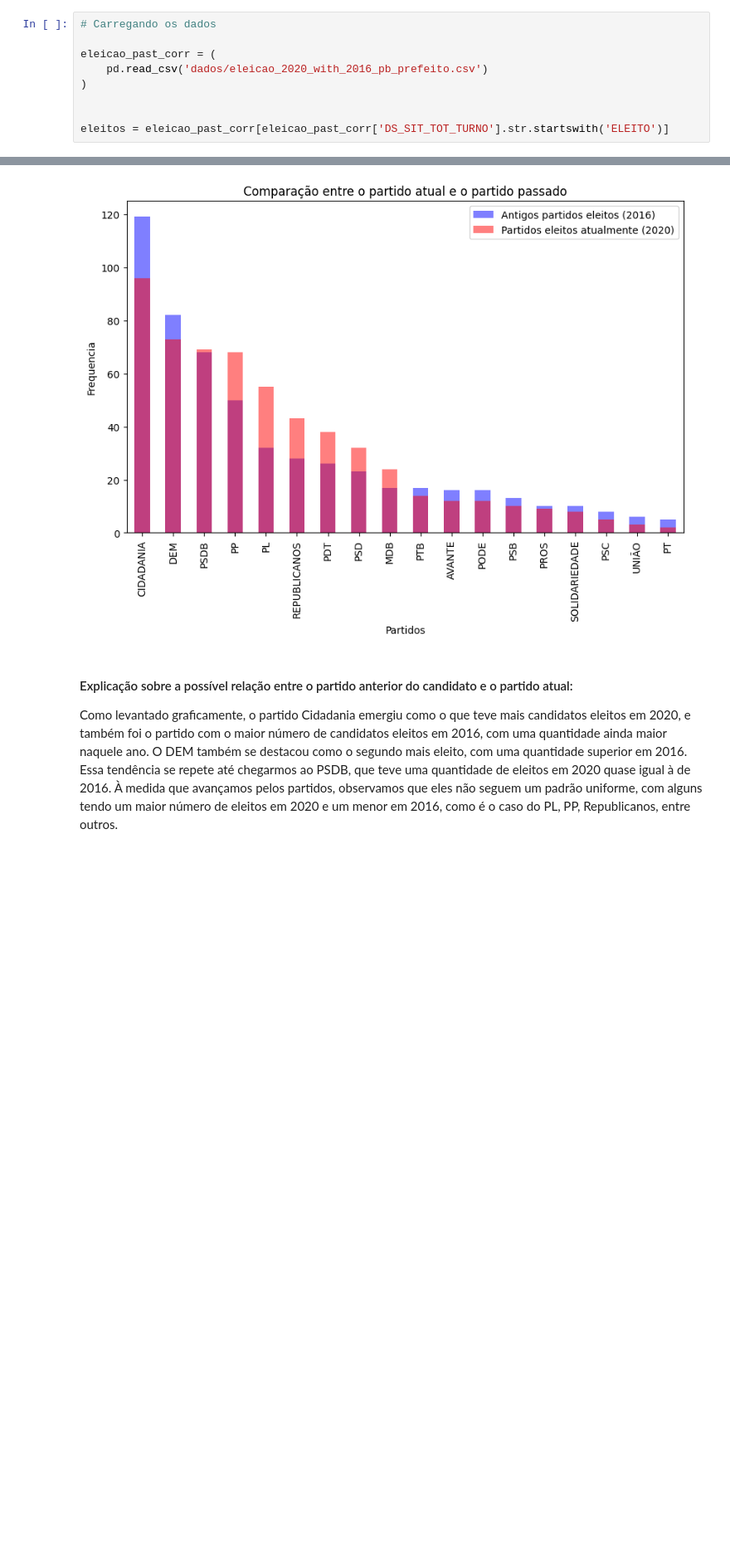
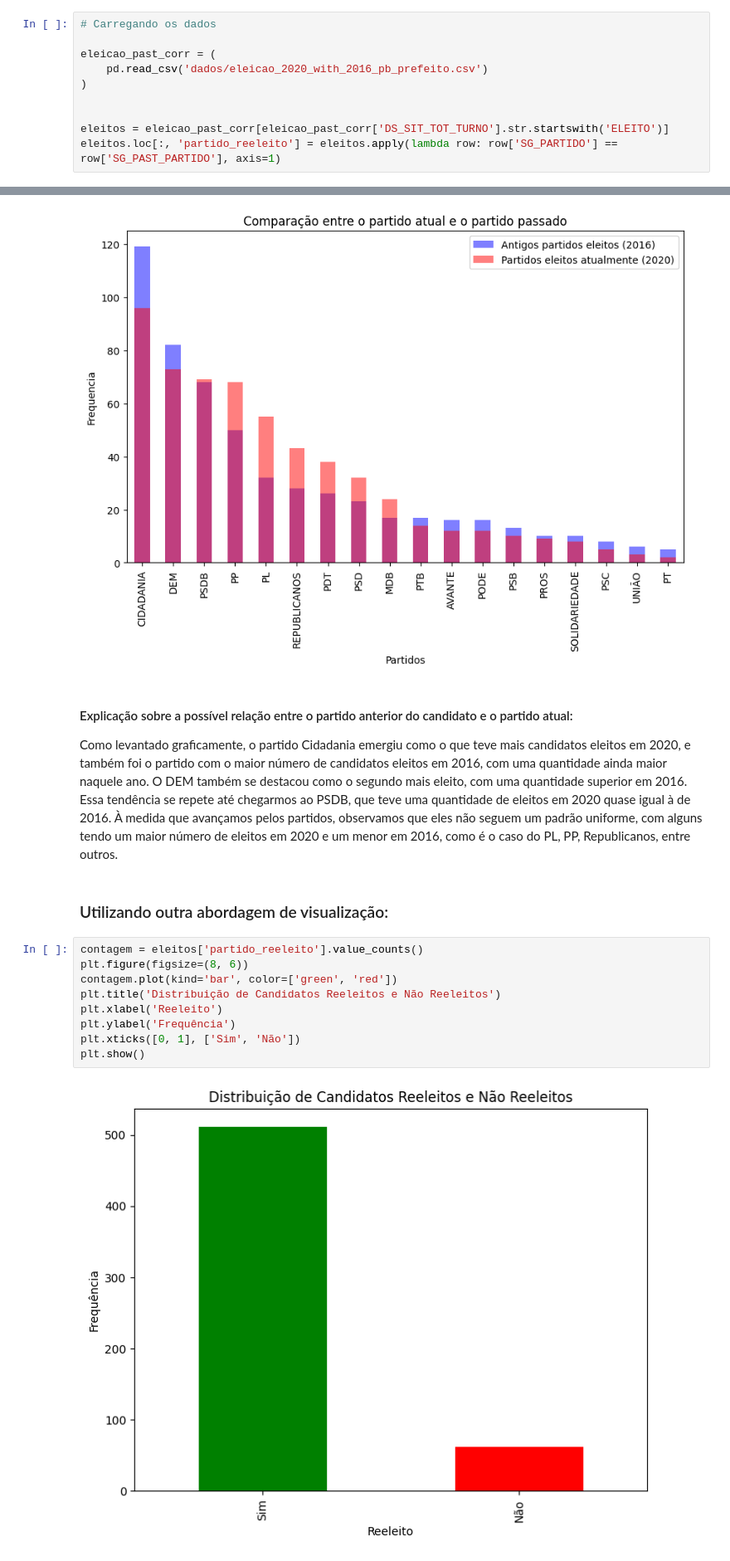
Before and after one commit to Kawhan/final_data_project, a Jupyter notebook: relatorio.ipynb, the cells around one changed output, grey strips where cells are left out. Shown: that part at 83% size. Cells and saved outputs as stored; diff of their text form; blank space fills up the shorter version.

```diff
--- a/relatorio.ipynb
+++ b/relatorio.ipynb
@@ -1048,3 +1048,4 @@ eleicao_past_corr = (
 
 
 eleitos = eleicao_past_corr[eleicao_past_corr['DS_SIT_TOT_TURNO'].str.startswith('ELEITO')]
+eleitos.loc[:, 'partido_reeleito'] = eleitos.apply(lambda row: row['SG_PARTIDO'] == row['SG_PAST_PARTIDO'], axis=1)
@@ -1063,3 +1070,16 @@ plt.show()
 #### Explicação sobre a possível relação entre o partido anterior do candidato e o partido atual:
 
 Como levantado graficamente, o partido Cidadania emergiu como o que teve mais candidatos eleitos em 2020, e também foi o partido com o maior número de candidatos eleitos em 2016, com uma quantidade ainda maior naquele ano. O DEM também se destacou como o segundo mais eleito, com uma quantidade superior em 2016. Essa tendência se repete até chegarmos ao PSDB, que teve uma quantidade de eleitos em 2020 quase igual à de 2016. À medida que avançamos pelos partidos, observamos que eles não seguem um padrão uniforme, com alguns tendo um maior número de eleitos em 2020 e um menor em 2016, como é o caso do PL, PP, Republicanos, entre outros.
+# %% [markdown]
+### Utilizando outra abordagem de visualização:
+# %%
+contagem = eleitos['partido_reeleito'].value_counts()
+plt.figure(figsize=(8, 6))
+contagem.plot(kind='bar', color=['green', 'red'])
+plt.title('Distribuição de Candidatos Reeleitos e Não Reeleitos')
+plt.xlabel('Reeleito')
+plt.ylabel('Frequência')
+plt.xticks([0, 1], ['Sim', 'Não'])
+plt.show()
+# %% [output]
+[figure, added]
```
Also changed, not shown: parts of 2 cells of this notebook.
